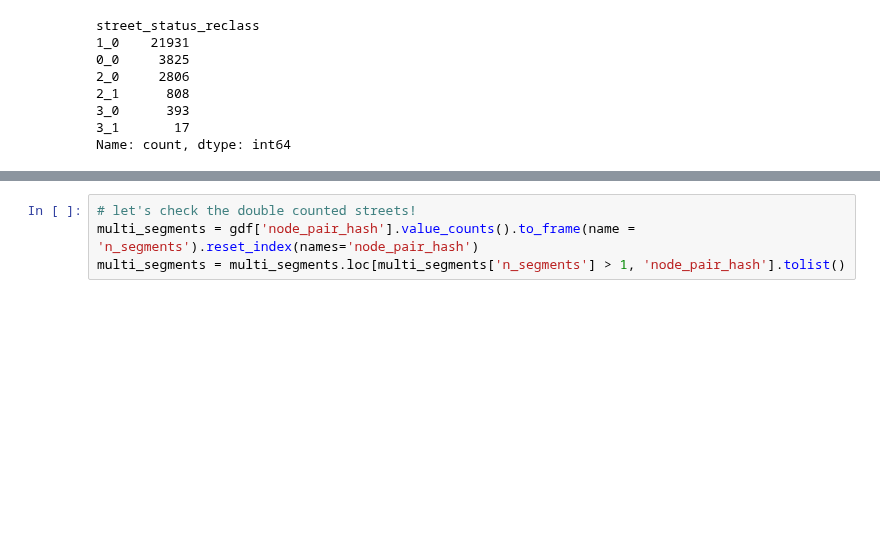
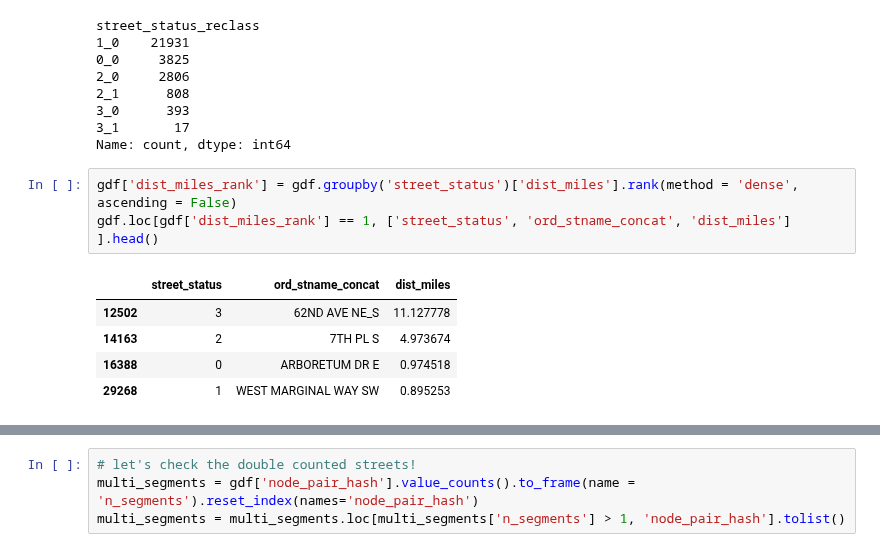
Before and after one commit to mike-babb/seattle_streets, a Jupyter notebook: code/step_13_find_overlapping_segments.ipynb, the cells around one changed output, grey strips where cells are left out. Drawn from its saved outputs; the diff is of its cells as text; blank space fills up the shorter version.

```diff
--- a/code/step_13_find_overlapping_segments.ipynb
+++ b/code/step_13_find_overlapping_segments.ipynb
@@ -642,3 +690,12 @@ street_status_reclass
 3_0      393
 3_1       17
 Name: count, dtype: int64
+# %%
+gdf['dist_miles_rank'] = gdf.groupby('street_status')['dist_miles'].rank(method = 'dense', ascending = False)
+gdf.loc[gdf['dist_miles_rank'] == 1, ['street_status', 'ord_stname_concat', 'dist_miles'] ].head()
+# %% [output]
+|  | street_status | ord_stname_concat | dist_miles |
+| 12502 | 3 | 62ND AVE NE_S | 11.127778 |
+| 14163 | 2 | 7TH PL S | 4.973674 |
+| 16388 | 0 | ARBORETUM DR E | 0.974518 |
+| 29268 | 1 | WEST MARGINAL WAY SW | 0.895253 |
```
Also changed, not shown: parts of 28 cells of this notebook, 29 other files.
